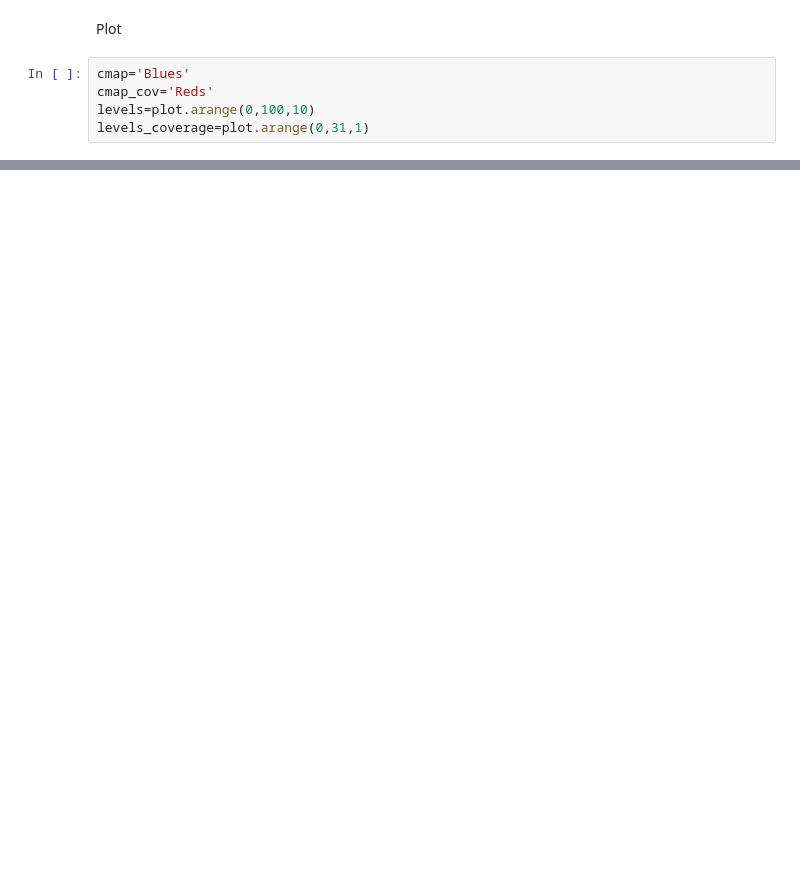
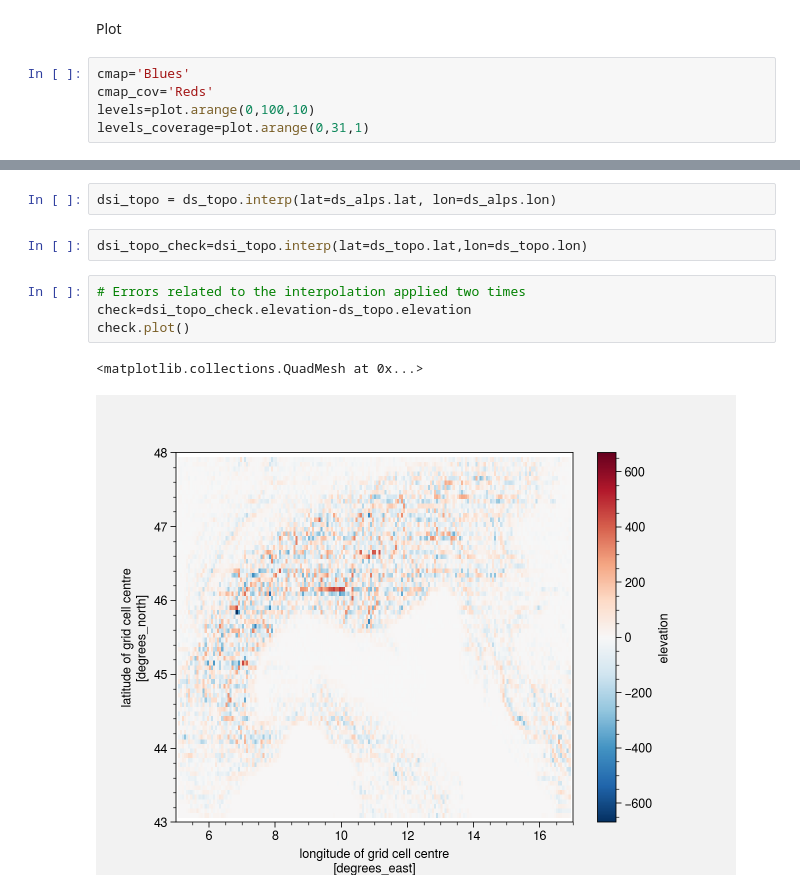
Before and after one commit to mmenegoz/Snow_cover_analysis, a Jupyter notebook: Snow_mountain_trends.ipynb, the cells around one changed output, grey strips where cells are left out. Cells and saved outputs as stored; diff of their text form; blank space fills up the shorter version.

```diff
--- a/Snow_mountain_trends.ipynb
+++ b/Snow_mountain_trends.ipynb
@@ -177,0 +161,11 @@ ValueError: shape mismatch: objects cannot be broadcast to a single shape
+# %%
+dsi_topo = ds_topo.interp(lat=ds_alps.lat, lon=ds_alps.lon)
+# %%
+dsi_topo_check=dsi_topo.interp(lat=ds_topo.lat,lon=ds_topo.lon)
+# %%
+# Errors related to the interpolation applied two times
+check=dsi_topo_check.elevation-ds_topo.elevation
+check.plot()
+# %% [output]
+<matplotlib.collections.QuadMesh at 0x...>
+[figure, added]
```
Also changed, not shown: parts of 40 cells of this notebook.
